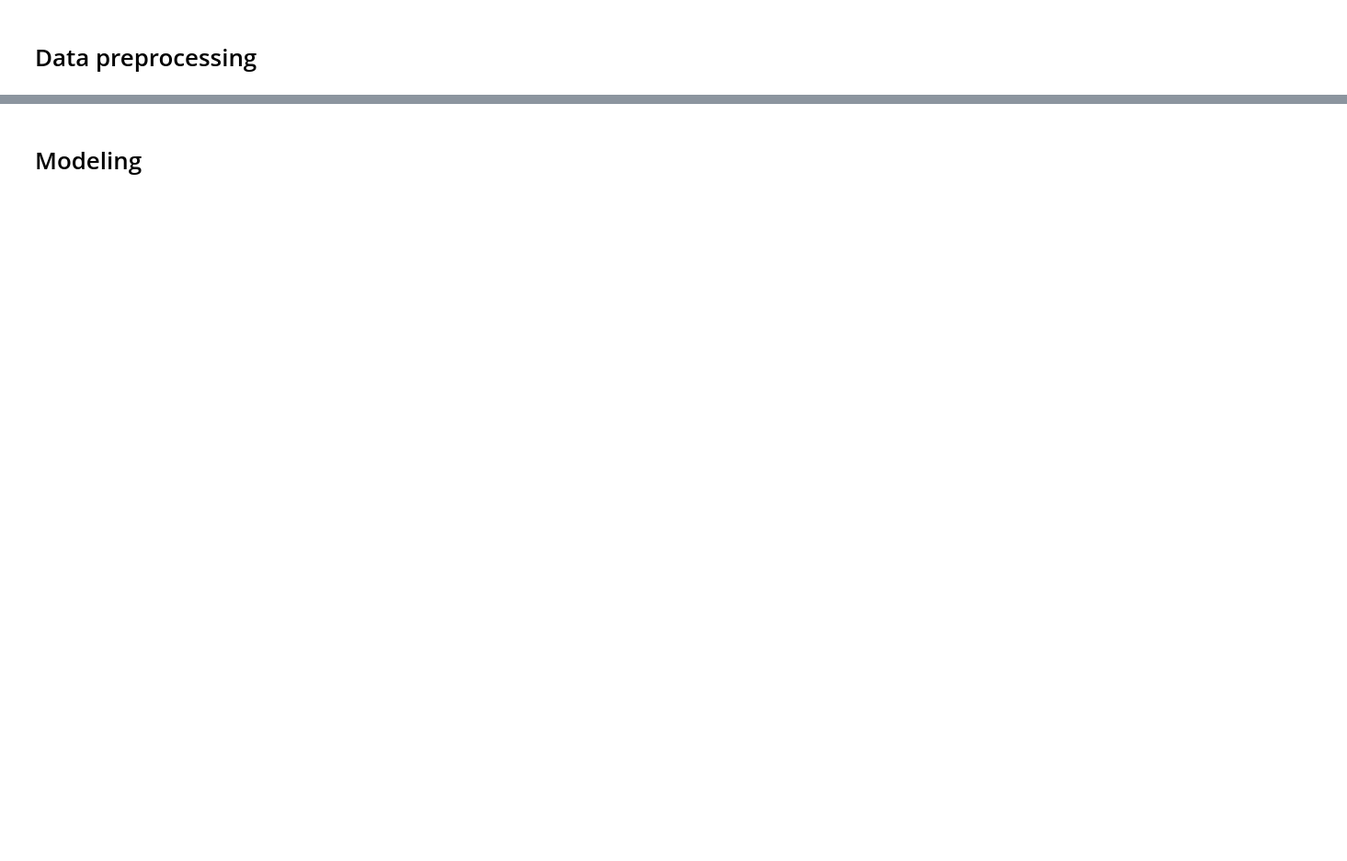
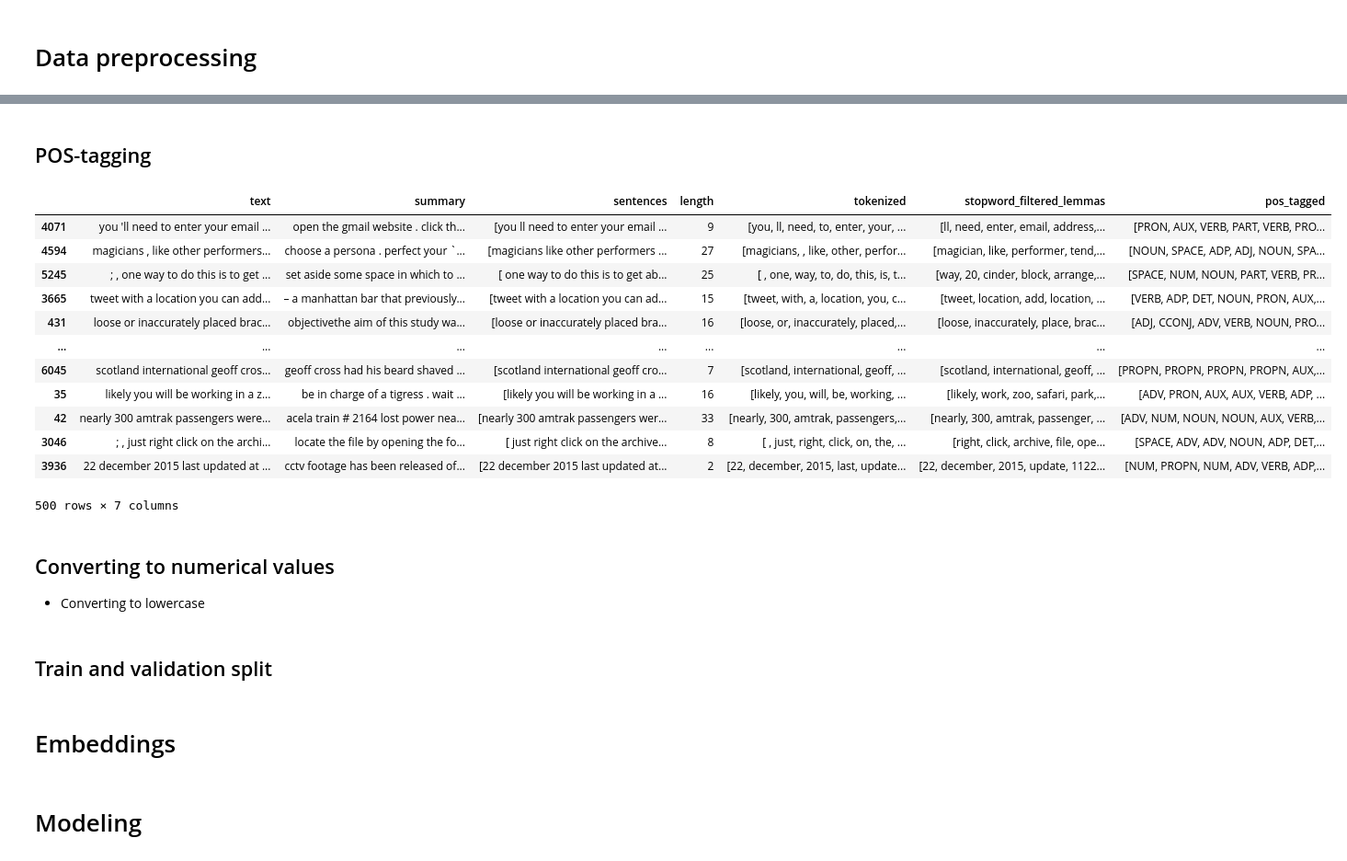
Before and after one commit to thezsanett/textsummarization, a Jupyter notebook: textsum.ipynb, the cells around one changed output, grey strips where cells are left out. Shown at 92% size. Saved outputs shown, nothing was run; the diff lists cells and outputs as text; code cells hidden in the pictures; blank space fills up the shorter version.

```diff
--- a/textsum.ipynb
+++ b/textsum.ipynb
@@ -94,0 +224,25 @@ Turkey wonders if this is `` the tip of the iceberg ''
+# %%
+def lemmatize(doc):
+    lemmas = []
+
+    for token in doc:
+        if token.pos_ != 'PUNCT' and token.lower_[0] != '@':
+            if token.lemma_ == '-PRON-':
+                lemmas.append(token.lower_)
+            else:
+                lemmas.append(token.lemma_)
+
+    return lemmas
+# %%
+def stopword_filter(doc):
+    filtered = []
+
+    for token in doc:
+        if not token.is_stop and not token.is_space:
+            filtered.append(token)
+
+    return filtered
+# %%
+df['stopword_filtered_lemmas'] = df['tokenized'].apply(stopword_filter).apply(lemmatize)
+df['len_lemmas'] = df['stopword_filtered_lemmas'].apply(lambda array: len(array))
+df
@@ -95,2 +263,37 @@ Turkey wonders if this is `` the tip of the iceberg ''
+# %% [markdown]
+## POS-tagging
+# %%
+def pos_tag(doc):
+    pos_list = []
+
+    for token in doc:
+        pos_list.append(token.pos_)
+
+    return pos_list
+# %%
+df['pos_tagged'] = df['tokenized'].apply(pos_tag)
+df
+# %% [output]
+|  | text | summary | sentences | length | tokenized | stopword_filtered_lemmas | pos_tagged |
+| 4071 | you 'll need to enter your email ... | open the gmail website . click th... | [you ll need to enter your email ... | 9 | [you, ll, need, to, enter, your, ... | [ll, need, enter, email, address,... | [PRON, AUX, VERB, PART, VERB, PRO... |
+| 4594 | magicians , like other performers... | choose a persona . perfect your `... | [magicians like other performers ... | 27 | [magicians, , like, other, perfor... | [magician, like, performer, tend,... | [NOUN, SPACE, ADP, ADJ, NOUN, SPA... |
+| 5245 | ; , one way to do this is to get ... | set aside some space in which to ... | [ one way to do this is to get ab... | 25 | [ , one, way, to, do, this, is, t... | [way, 20, cinder, block, arrange,... | [SPACE, NUM, NOUN, PART, VERB, PR... |
+| 3665 | tweet with a location you can add... | – a manhattan bar that previously... | [tweet with a location you can ad... | 15 | [tweet, with, a, location, you, c... | [tweet, location, add, location, ... | [VERB, ADP, DET, NOUN, PRON, AUX,... |
+| 431 | loose or inaccurately placed brac... | objectivethe aim of this study wa... | [loose or inaccurately placed bra... | 16 | [loose, or, inaccurately, placed,... | [loose, inaccurately, place, brac... | [ADJ, CCONJ, ADV, VERB, NOUN, PRO... |
+| ... | ... | ... | ... | ... | ... | ... | ... |
+| 6045 | scotland international geoff cros... | geoff cross had his beard shaved ... | [scotland international geoff cro... | 7 | [scotland, international, geoff, ... | [scotland, international, geoff, ... | [PROPN, PROPN, PROPN, PROPN, AUX,... |
+| 35 | likely you will be working in a z... | be in charge of a tigress . wait ... | [likely you will be working in a ... | 16 | [likely, you, will, be, working, ... | [likely, work, zoo, safari, park,... | [ADV, PRON, AUX, AUX, VERB, ADP, ... |
+| 42 | nearly 300 amtrak passengers were... | acela train # 2164 lost power nea... | [nearly 300 amtrak passengers wer... | 33 | [nearly, 300, amtrak, passengers,... | [nearly, 300, amtrak, passenger, ... | [ADV, NUM, NOUN, NOUN, AUX, VERB,... |
+| 3046 | ; , just right click on the archi... | locate the file by opening the fo... | [ just right click on the archive... | 8 | [ , just, right, click, on, the, ... | [right, click, archive, file, ope... | [SPACE, ADV, ADV, NOUN, ADP, DET,... |
+| 3936 | 22 december 2015 last updated at ... | cctv footage has been released of... | [22 december 2015 last updated at... | 2 | [22, december, 2015, last, update... | [22, december, 2015, update, 1122... | [NUM, PROPN, NUM, ADV, VERB, ADP,... |
+500 rows × 7 columns
+# %% [markdown]
+## Converting to numerical values
+
+- Converting to lowercase
+# %% [markdown]
+## Train and validation split
+# %% [markdown]
+# Embeddings
 # %% [markdown]
 # Modeling
```
Also changed, not shown: parts of 22 cells of this notebook.
